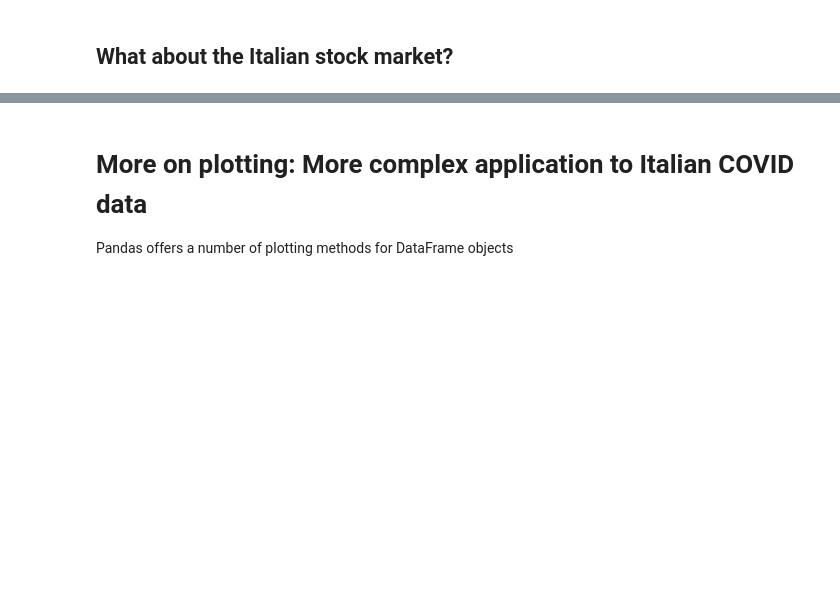
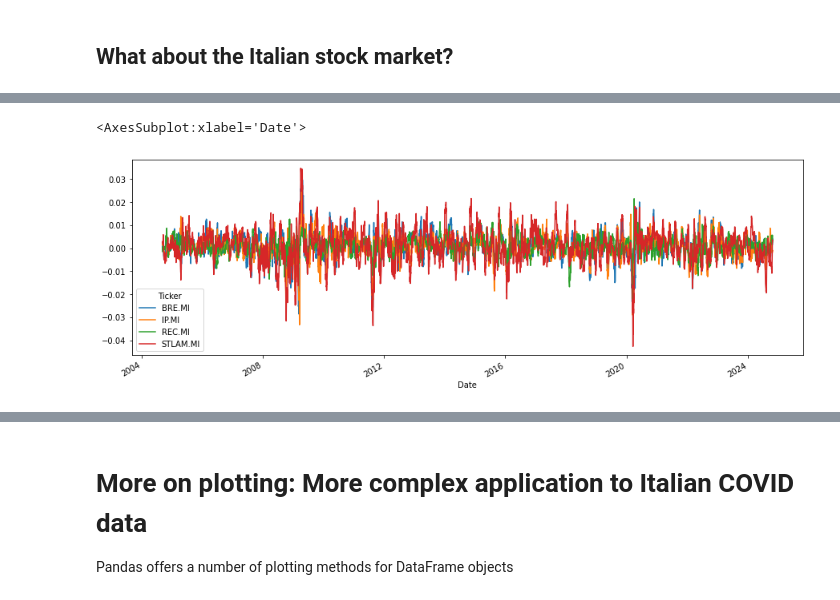
Before and after one commit to EMbeDS-education/OCP_Python4Finance2024, a Jupyter notebook: jupyter/jupyterNotebooks/classes_4_6.ipynb, the cells around one changed output, grey strips where cells are left out. Drawn from its saved outputs; the diff is of its cells as text; code cells hidden in the pictures; blank space fills up the shorter version.

```diff
--- a/jupyter/jupyterNotebooks/classes_4_6.ipynb
+++ b/jupyter/jupyterNotebooks/classes_4_6.ipynb
@@ -2140,0 +2225,7 @@ price.head()
+# %%
+returns_smooth=returns.rolling(15).mean()
+
+returns_smooth.dropna(inplace=True)
+
+returns_smooth
+#returns_smooth.head(16)
@@ -2140,0 +2247,5 @@ price.head()
+# %%
+returns_smooth.plot(figsize=(15,5))
+# %% [output]
+<AxesSubplot:xlabel='Date'>
+[figure, added]
```
Also changed, not shown: parts of 21 cells of this notebook.
